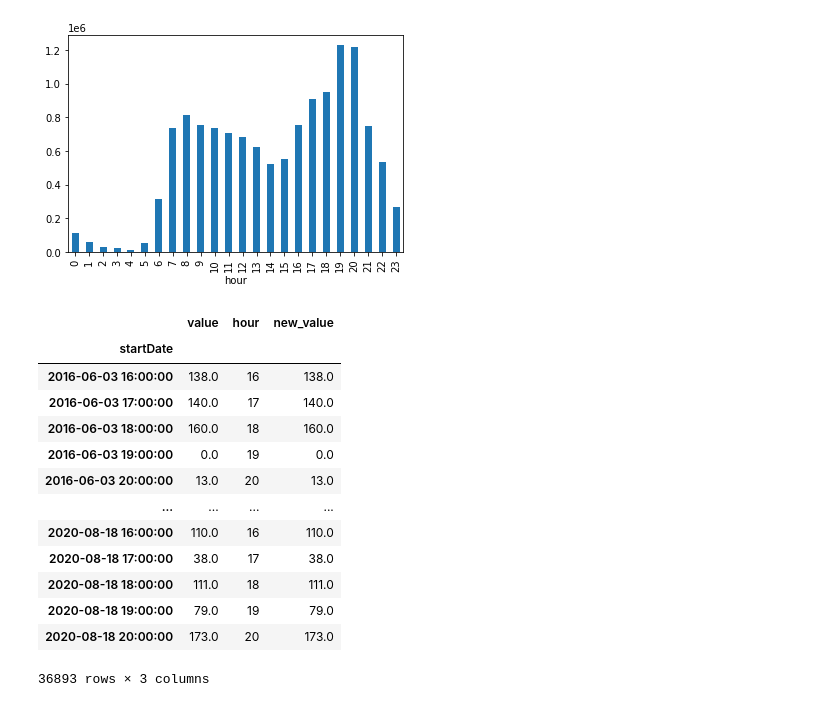
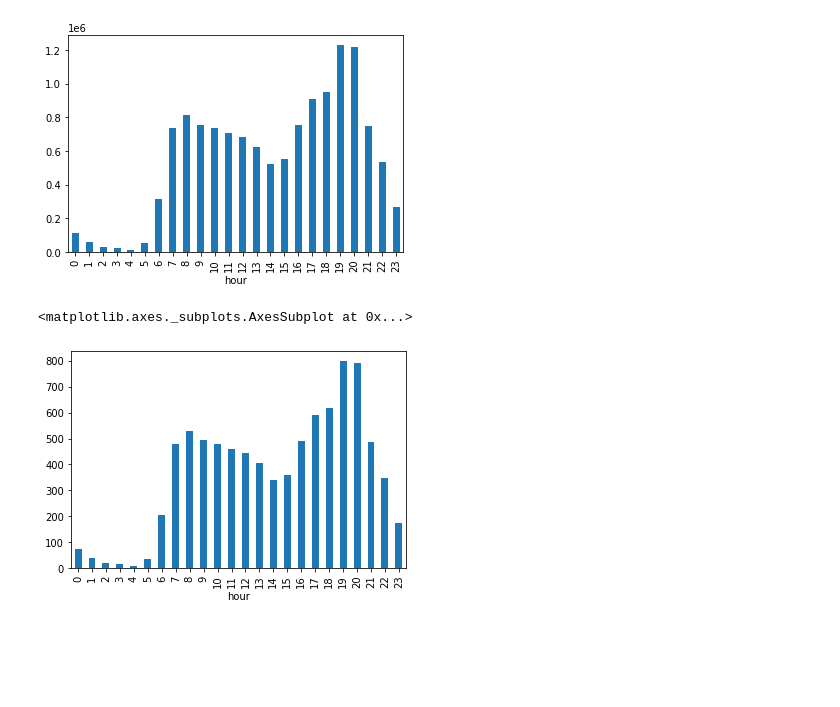
Before and after one commit to noahmelngailis/time_series_steps_project, a Jupyter notebook: time_series_xml.ipynb, the cells around one changed output. Cells and saved outputs as stored; diff of their text form; code cells hidden in the pictures; blank space fills up the shorter version.

```diff
--- a/time_series_xml.ipynb
+++ b/time_series_xml.ipynb
@@ -361,20 +361,8 @@ hourly.groupby('hour').new_value.sum().plot.bar()
 # %% [output]
 <matplotlib.axes._subplots.AxesSubplot at 0x...>
 [figure]
-# %%
-hourly
-# %% [output]
-|  | value | hour | new_value |
-| startDate |  |  |  |
-| 2016-06-03 16:00:00 | 138.0 | 16 | 138.0 |
-| 2016-06-03 17:00:00 | 140.0 | 17 | 140.0 |
-| 2016-06-03 18:00:00 | 160.0 | 18 | 160.0 |
-| 2016-06-03 19:00:00 | 0.0 | 19 | 0.0 |
-| 2016-06-03 20:00:00 | 13.0 | 20 | 13.0 |
-| ... | ... | ... | ... |
-| 2020-08-18 16:00:00 | 110.0 | 16 | 110.0 |
-| 2020-08-18 17:00:00 | 38.0 | 17 | 38.0 |
-| 2020-08-18 18:00:00 | 111.0 | 18 | 111.0 |
-| 2020-08-18 19:00:00 | 79.0 | 19 | 79.0 |
-| 2020-08-18 20:00:00 | 173.0 | 20 | 173.0 |
-36893 rows × 3 columns
+# %%
+hourly.groupby('hour').new_value.mean().plot.bar()
+# %% [output]
+<matplotlib.axes._subplots.AxesSubplot at 0x...>
+[figure, added]
```
Also changed, not shown: parts of 1 cell of this notebook.
